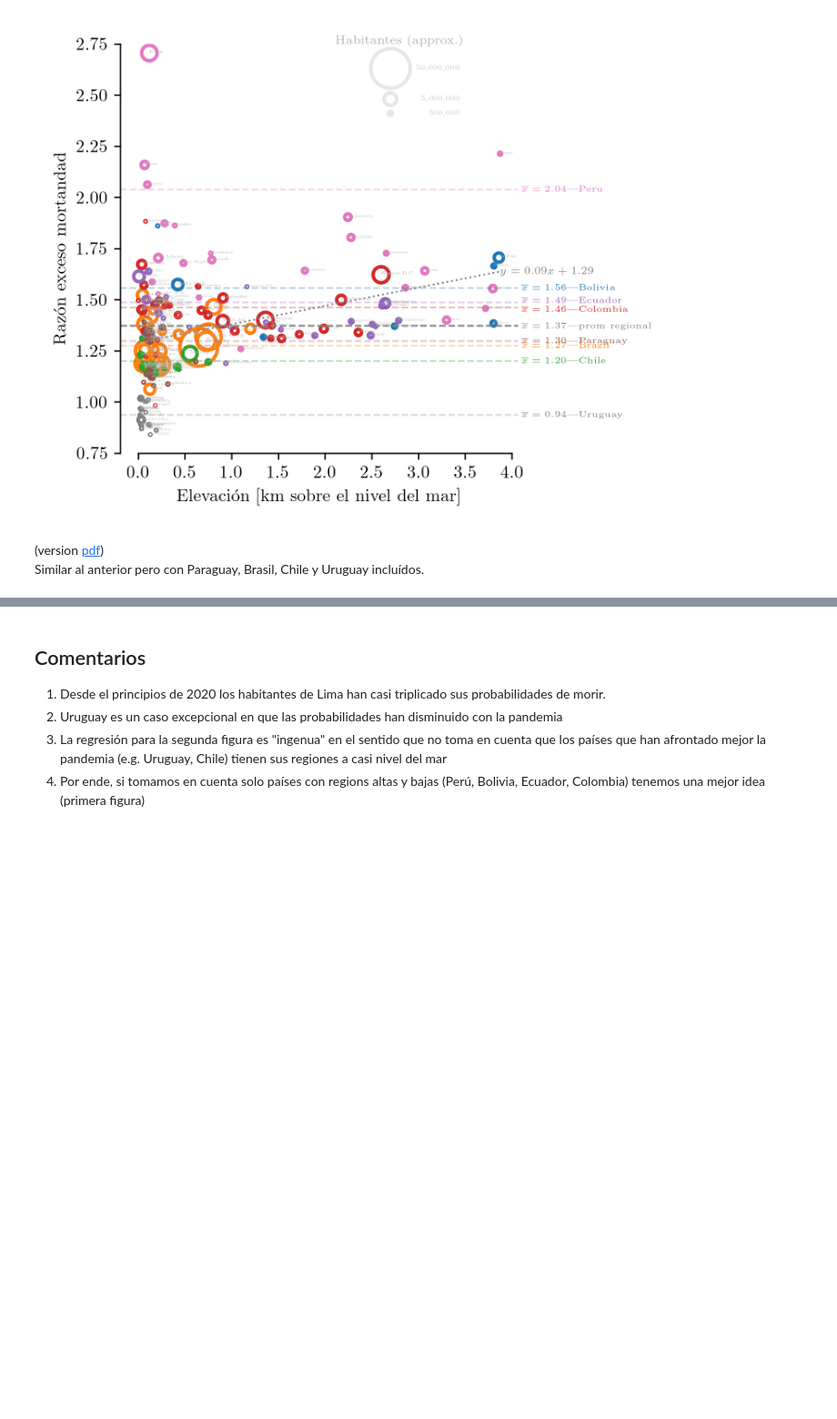
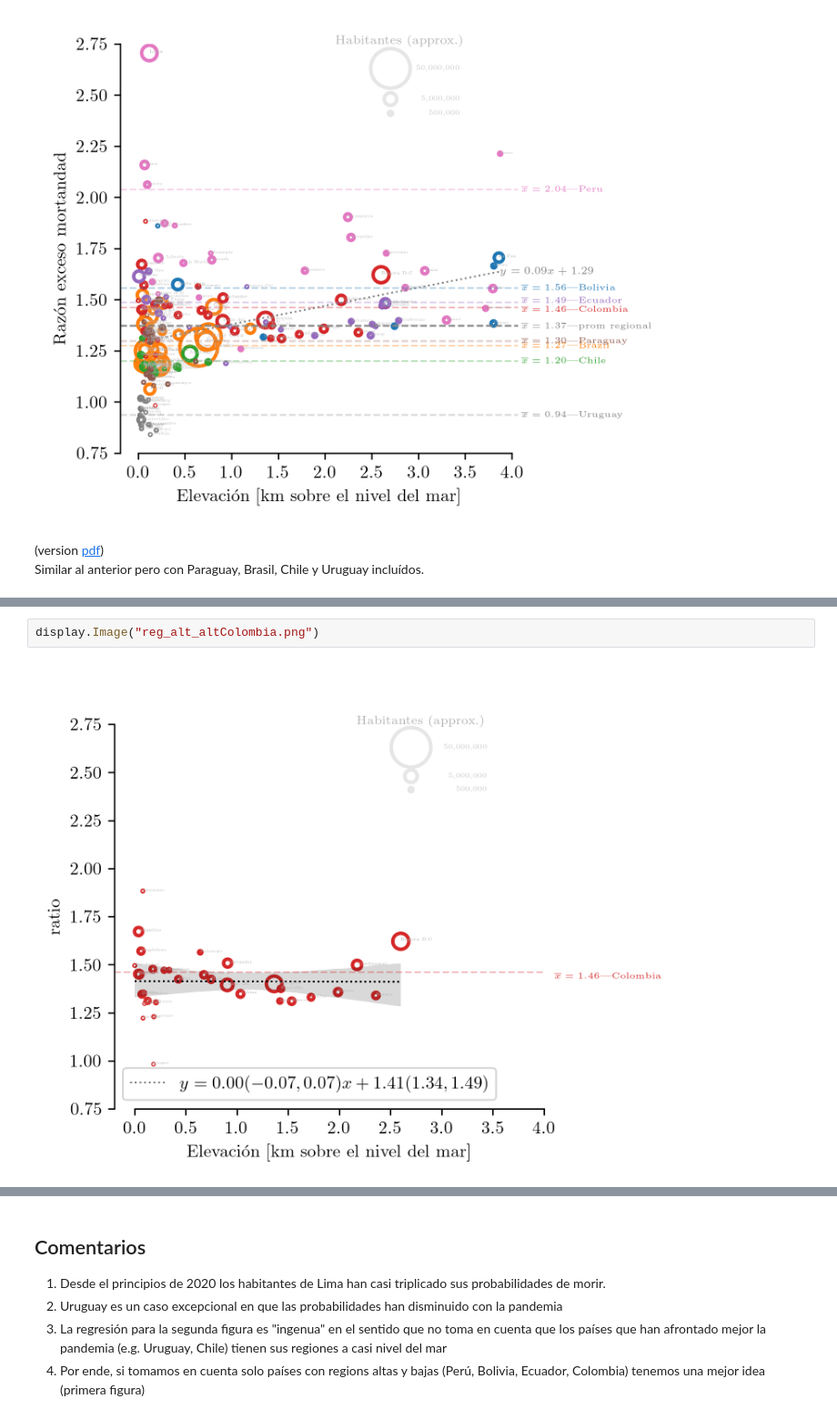
Before and after one commit to daliagachc/cov-alt, a Jupyter notebook: README.ipynb, the cells around one changed output, grey strips where cells are left out. Shown at 91% size. Saved outputs shown, nothing was run; the diff lists cells and outputs as text; blank space fills up the shorter version.

```diff
--- a/README.ipynb
+++ b/README.ipynb
@@ -28,0 +45,4 @@ Similar al anterior pero con Paraguay, Brasil, Chile y Uruguay incluídos.
+# %%
+display.Image("reg_alt_altColombia.png")
+# %% [output]
+[figure, added]
```
Also changed, not shown: parts of 10 cells of this notebook, 22 other files.
